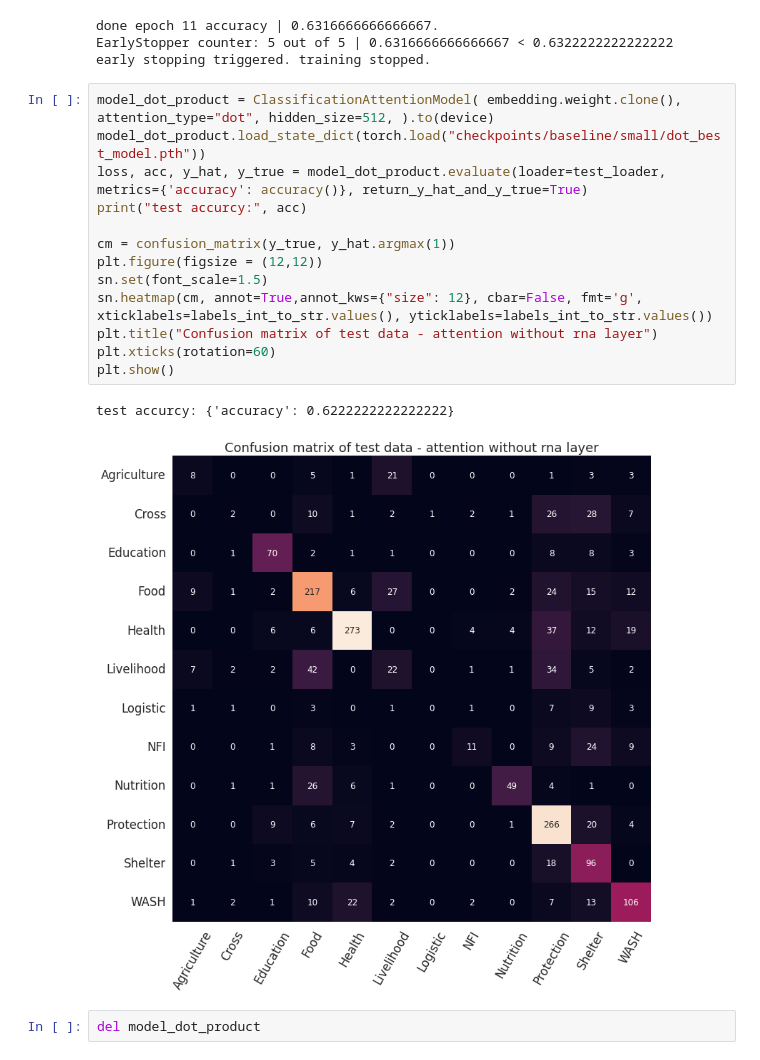
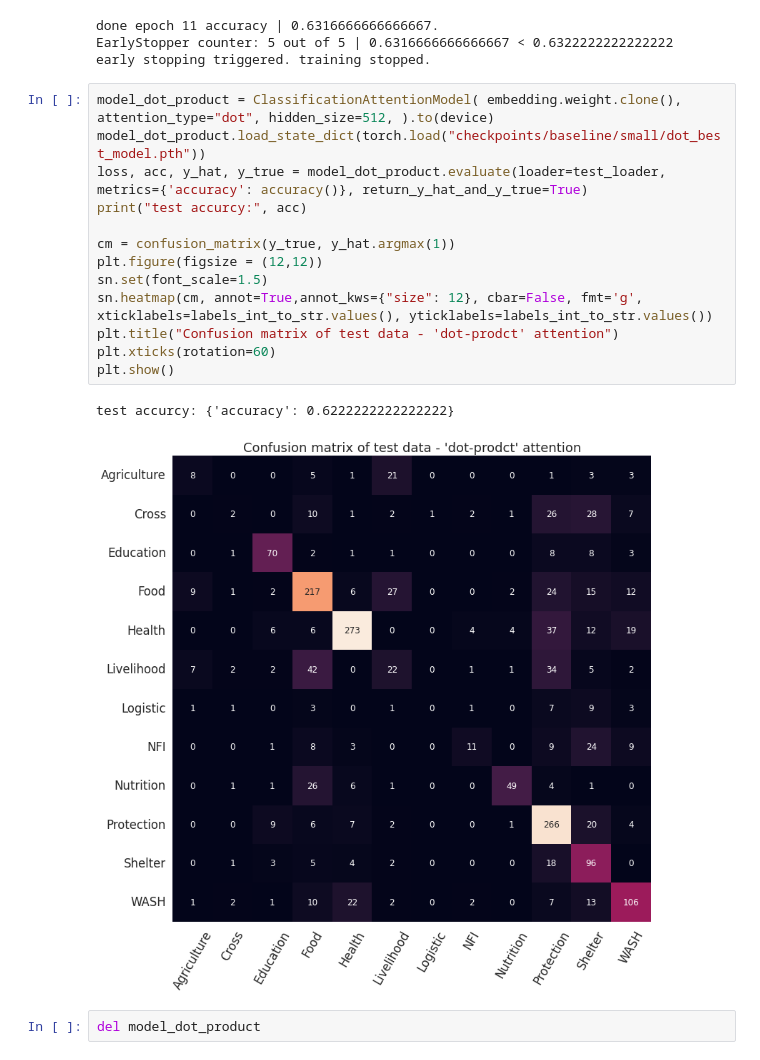
Before and after one commit to cmvcordova/NLPwDL, a Jupyter notebook: assignment#2/Assignment2_Classification.ipynb, the cells around one changed output. Drawn from its saved outputs; the diff is of its cells as text.

```diff
--- a/assignment#2/Assignment2_Classification.ipynb
+++ b/assignment#2/Assignment2_Classification.ipynb
@@ -943,19 +943,19 @@ early stopping triggered. training stopped.
 # %%
 model_dot_product = ClassificationAttentionModel( embedding.weight.clone(), attention_type="dot", hidden_size=512, ).to(device)
 model_dot_product.load_state_dict(torch.load("checkpoints/baseline/small/dot_best_model.pth"))
 loss, acc, y_hat, y_true = model_dot_product.evaluate(loader=test_loader, metrics={'accuracy': accuracy()}, return_y_hat_and_y_true=True)
 print("test accurcy:", acc)
 
 cm = confusion_matrix(y_true, y_hat.argmax(1))
 plt.figure(figsize = (12,12))
 sn.set(font_scale=1.5)
 sn.heatmap(cm, annot=True,annot_kws={"size": 12}, cbar=False, fmt='g', xticklabels=labels_int_to_str.values(), yticklabels=labels_int_to_str.values())
-plt.title("Confusion matrix of test data - attention without rna layer")
+plt.title("Confusion matrix of test data - 'dot-prodct' attention")
 plt.xticks(rotation=60)
 plt.show()
 # %% [output]
 test accurcy: {'accuracy': 0.6222222222222222}
-[figure, old version]
+[figure, new version]
 # %%
 del model_dot_product
 # %% [markdown]
```
Also changed, not shown: parts of 14 cells of this notebook.
